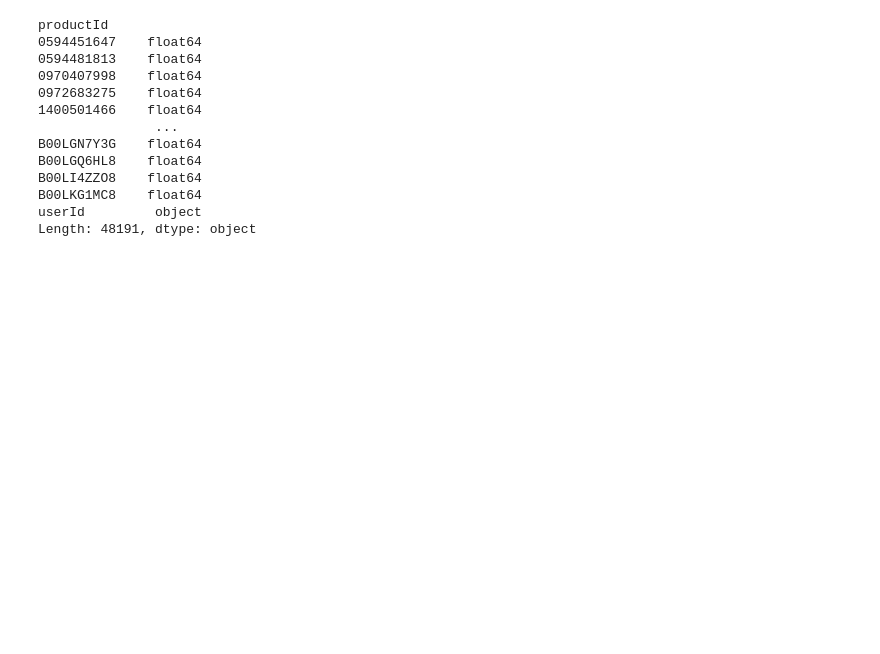
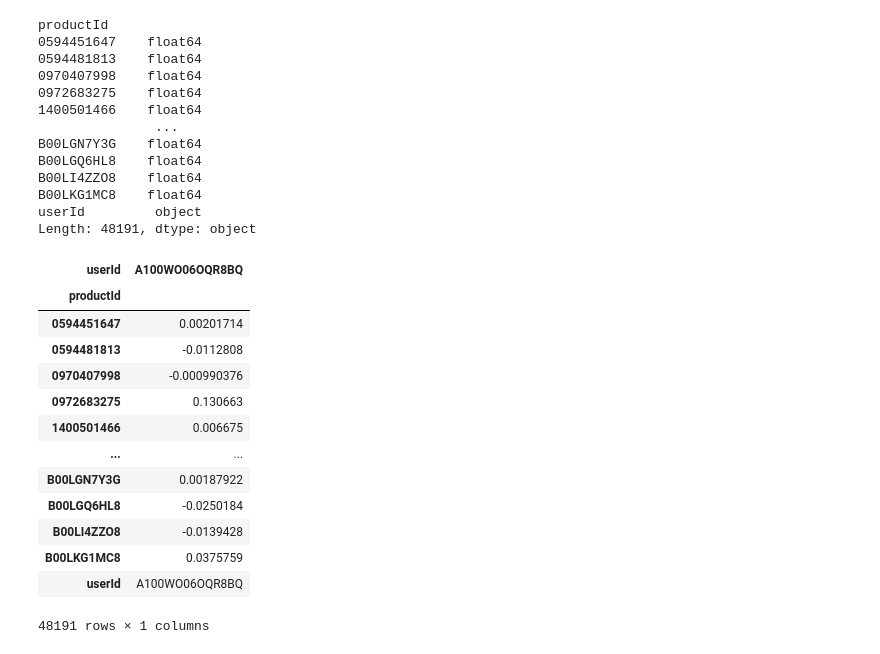
Before and after one commit to GreatLearningAIML1/pune-july19-batch-maheshwariumang, a Jupyter notebook: Residency 5/RecommSystems_R5_Project1.ipynb, the cells around one changed output. Saved outputs shown, nothing was run; the diff lists cells and outputs as text; code cells hidden in the pictures; blank space fills up the shorter version.

```diff
--- a/Residency 5/RecommSystems_R5_Project1.ipynb
+++ b/Residency 5/RecommSystems_R5_Project1.ipynb
@@ -457,7 +513,7 @@ ratings_matrix.head(5)
 # %%
 from scipy.sparse.linalg import svds
 
-R = ratings_matrix.as_matrix()
+R = ratings_matrix.values
 user_ratings_mean = np.mean(R, axis = 1)
 R_demeaned = R - user_ratings_mean.reshape(-1, 1)
 
@@ -502,3 +558,5 @@ B00LI4ZZO8    float64
 B00LKG1MC8    float64
 userId         object
 Length: 48191, dtype: object
+# %%
+user = 'A100WO06OQR8BQ'
@@ -504,0 +565,18 @@ Length: 48191, dtype: object
+# %%
+pred_df = preds[preds['userId'] == str(user)].transpose()
+pred_df
+# %% [output]
+| userId | A100WO06OQR8BQ |
+| productId |  |
+| 0594451647 | 0.00201714 |
+| 0594481813 | -0.0112808 |
+| 0970407998 | -0.000990376 |
+| 0972683275 | 0.130663 |
+| 1400501466 | 0.006675 |
+| ... | ... |
+| B00LGN7Y3G | 0.00187922 |
+| B00LGQ6HL8 | -0.0250184 |
+| B00LI4ZZO8 | -0.0139428 |
+| B00LKG1MC8 | 0.0375759 |
+| userId | A100WO06OQR8BQ |
+48191 rows × 1 columns
```
Also changed, not shown: parts of 26 cells of this notebook.
